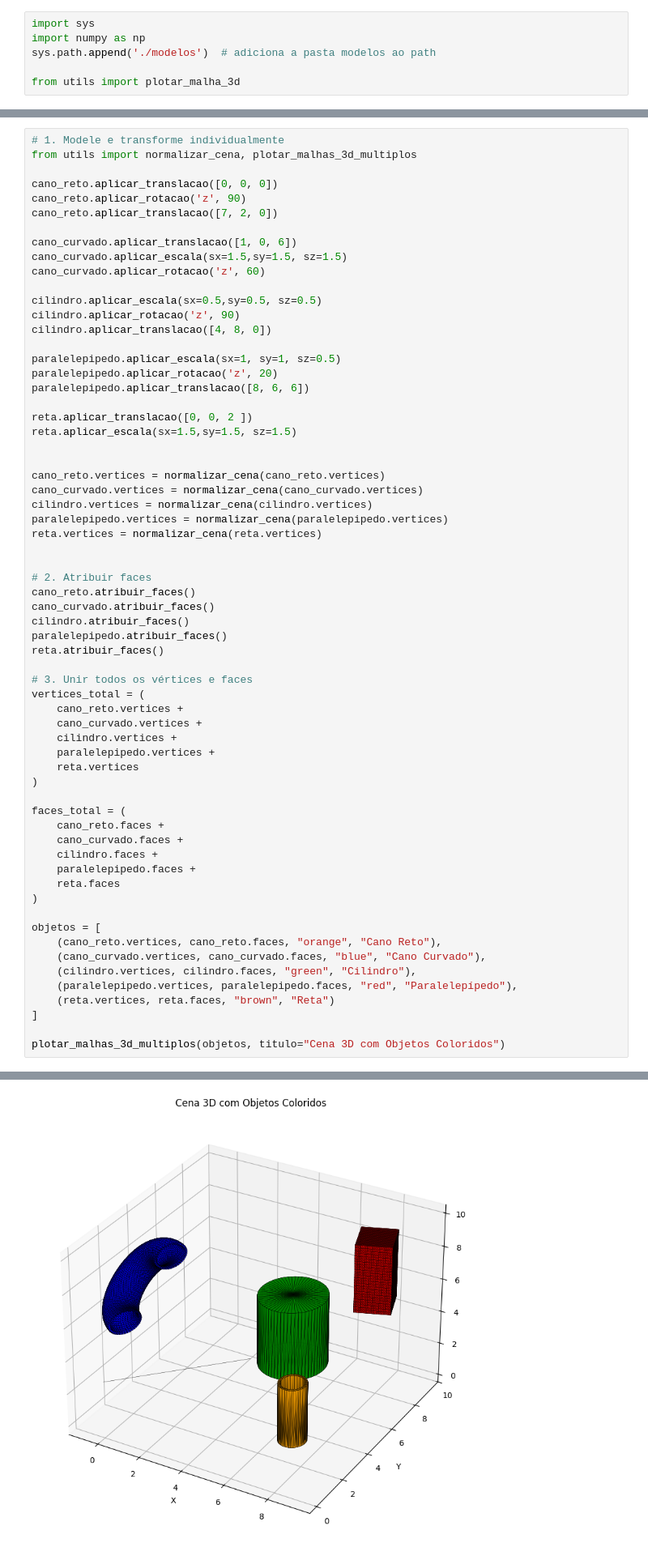
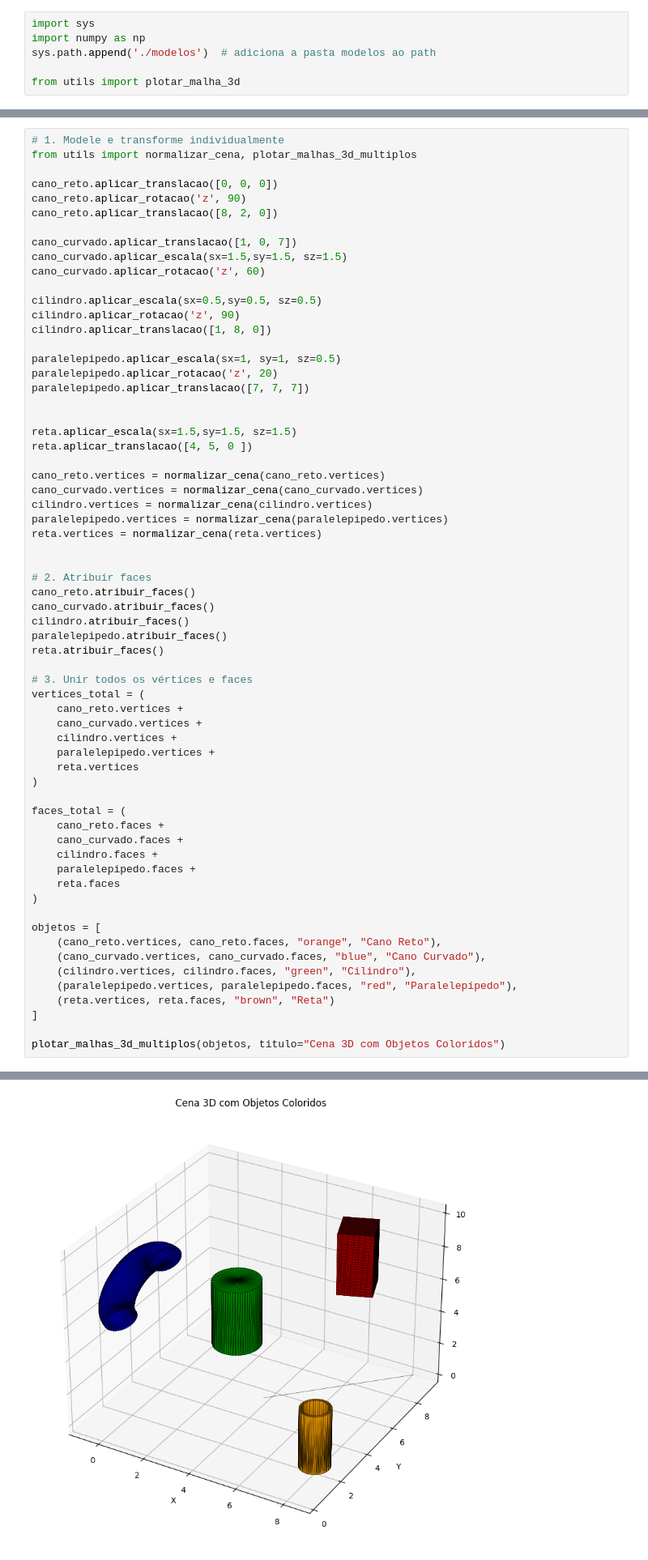
Before and after one commit to MabiuMoura/computa-o-grafica, a Jupyter notebook: main_scene.ipynb, the cells around one changed output, grey strips where cells are left out. Shown at 81% size. Drawn from its saved outputs; the diff is of its cells as text.

```diff
--- a/main_scene.ipynb
+++ b/main_scene.ipynb
@@ -85,23 +87,23 @@ from utils import normalizar_cena, plotar_malhas_3d_multiplos
 
 cano_reto.aplicar_translacao([0, 0, 0])
 cano_reto.aplicar_rotacao('z', 90)
-cano_reto.aplicar_translacao([7, 2, 0])
+cano_reto.aplicar_translacao([8, 2, 0])
 
-cano_curvado.aplicar_translacao([1, 0, 6])
+cano_curvado.aplicar_translacao([1, 0, 7])
 cano_curvado.aplicar_escala(sx=1.5,sy=1.5, sz=1.5)
 cano_curvado.aplicar_rotacao('z', 60)
 
 cilindro.aplicar_escala(sx=0.5,sy=0.5, sz=0.5)
 cilindro.aplicar_rotacao('z', 90)
-cilindro.aplicar_translacao([4, 8, 0])
+cilindro.aplicar_translacao([1, 8, 0])
 
 paralelepipedo.aplicar_escala(sx=1, sy=1, sz=0.5)
 paralelepipedo.aplicar_rotacao('z', 20)
-paralelepipedo.aplicar_translacao([8, 6, 6])
+paralelepipedo.aplicar_translacao([7, 7, 7])
 
-reta.aplicar_translacao([0, 0, 2 ])
+
 reta.aplicar_escala(sx=1.5,sy=1.5, sz=1.5)
-
+reta.aplicar_translacao([4, 5, 0 ])
 
 cano_reto.vertices = normalizar_cena(cano_reto.vertices)
 cano_curvado.vertices = normalizar_cena(cano_curvado.vertices)
@@ -148,4 +151,4 @@ plotar_malhas_3d_multiplos(objetos, titulo="Cena 3D com Objetos Coloridos")
-[figure, old version]
+[figure, new version]
 # %%
 import numpy as np
 import matplotlib.pyplot as plt
```
Also changed, not shown: parts of 8 cells of this notebook, 6 other files.
